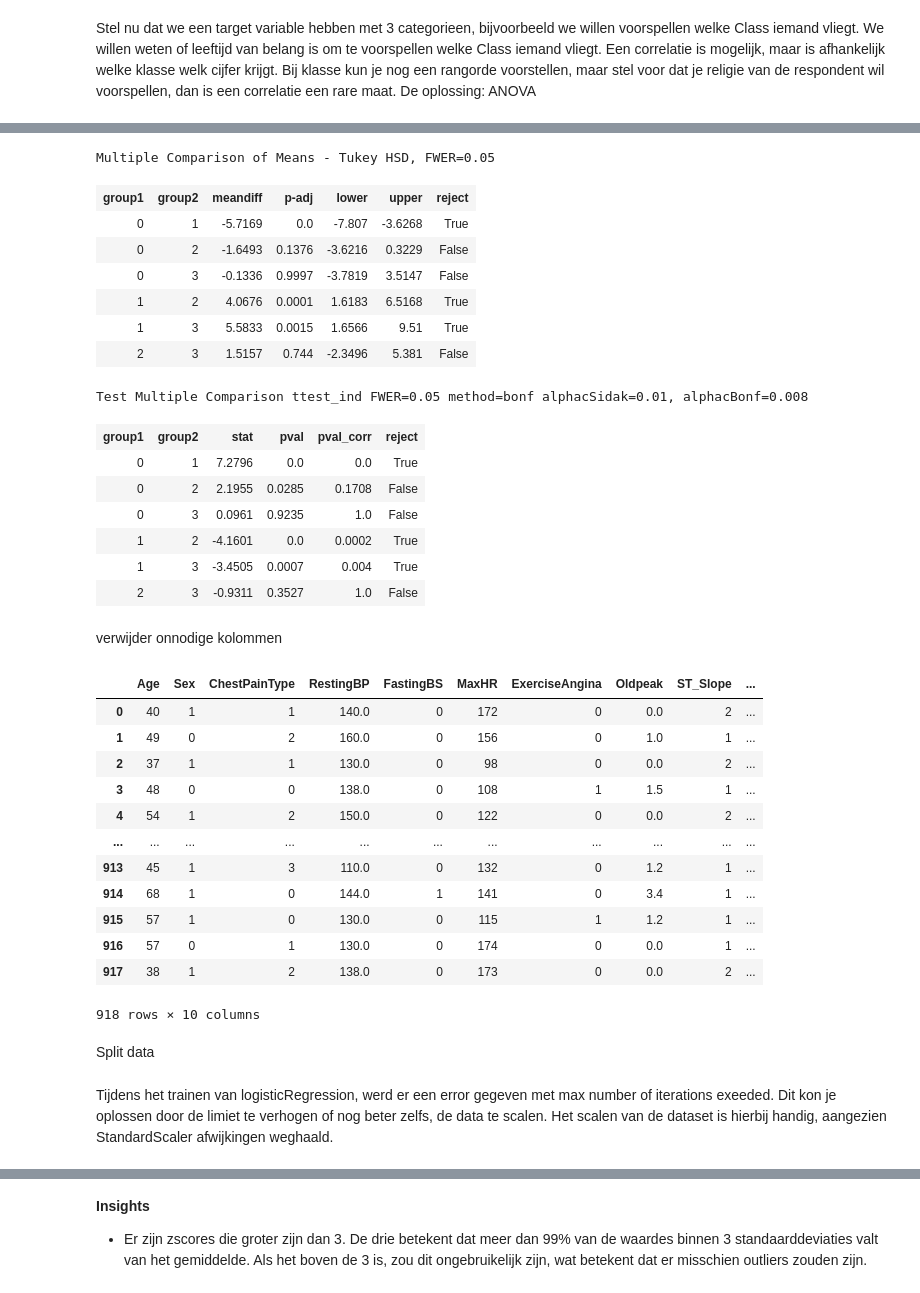
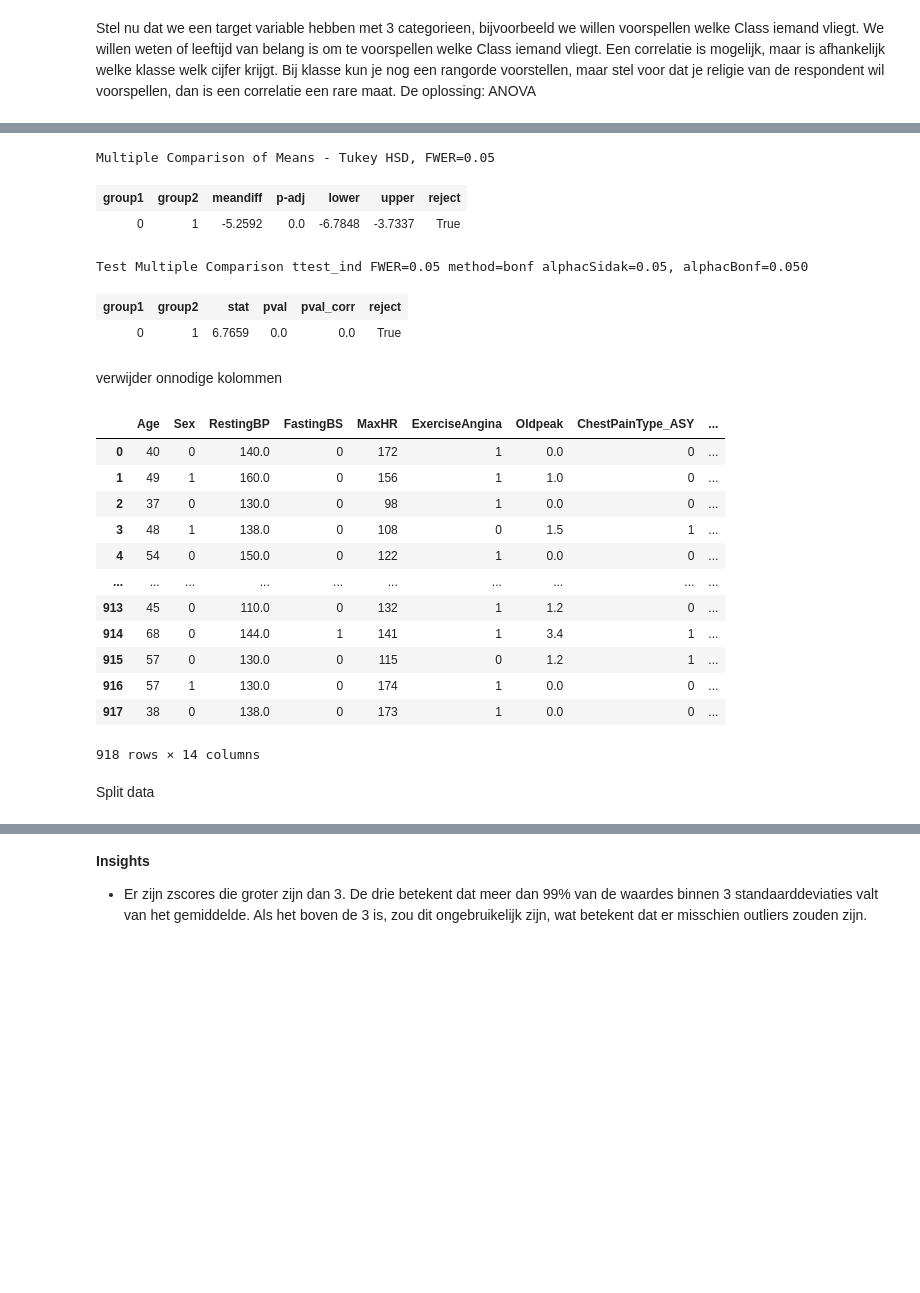
Before and after one commit to Mysurii/Minoi-AAI, a Jupyter notebook: Machine Learning/heart_disease.ipynb, the cells around one changed output, grey strips where cells are left out. Drawn from its saved outputs; the diff is of its cells as text; code cells hidden in the pictures; blank space fills up the shorter version.

```diff
--- a/Machine Learning/heart_disease.ipynb
+++ b/Machine Learning/heart_disease.ipynb
@@ -187,12 +223,3 @@ data.duplicated().sum()
 - Er zijn geen lege cellen
 # %% [markdown]
 ##### Categorisch -> numeriek
-# %%
-categorical_features = ['Sex','ChestPainType','RestingECG','ExerciseAngina','ST_Slope']
-
-from sklearn.preprocessing import LabelEncoder
-lb=LabelEncoder()
-
-data[categorical_features] = data[categorical_features].apply(lb.fit_transform)
-
-data.head()
@@ -205,0 +226,11 @@ data.head()
+# %%
+categorical_features = ['Sex','ChestPainType','RestingECG','ExerciseAngina','ST_Slope']
+
+data['Sex'] = data['Sex'].map({'M': 0, 'F': 1})
+data['ExerciseAngina'] = data['ExerciseAngina'].map({'Y': 0, 'N': 1})
+# %%
+columns_to_encode = ['ChestPainType','RestingECG','ST_Slope']
+
+data = pd.get_dummies(columns=columns_to_encode, data=data)
+
+data.head()
@@ -261,2 +313,12 @@ Aangezien de heatmap een visueel beter is dan normale correlatie tabel, gebruike
+# %%
+old_columns = data.columns.to_list()
+
+hd_index = old_columns.index('HeartDisease')
+
+hd = old_columns.pop(hd_index)
+
+new_columns = [*old_columns, hd]
+
+data = data[new_columns]
 # %%
 # Visualiseer de correlatie tabel met een heatmap
@@ -569,54 +705,44 @@ F_onewayResult(statistic=28440.267407833908, pvalue=0.0)
 
 import statsmodels.stats.multicomp as mc
 
-comp = mc.MultiComparison(data['Age'], data['ChestPainType'])
+comp = mc.MultiComparison(data['Age'], data['ChestPainType_ATA'])
 post_hoc_res = comp.tukeyhsd()
 post_hoc_res.summary()
 # %% [output]
 Multiple Comparison of Means - Tukey HSD, FWER=0.05
 | group1 | group2 | meandiff | p-adj | lower | upper | reject |
-| 0 | 1 | -5.7169 | 0.0 | -7.807 | -3.6268 | True |
-| 0 | 2 | -1.6493 | 0.1376 | -3.6216 | 0.3229 | False |
-| 0 | 3 | -0.1336 | 0.9997 | -3.7819 | 3.5147 | False |
-| 1 | 2 | 4.0676 | 0.0001 | 1.6183 | 6.5168 | True |
-| 1 | 3 | 5.5833 | 0.0015 | 1.6566 | 9.51 | True |
-| 2 | 3 | 1.5157 | 0.744 | -2.3496 | 5.381 | False |
+| 0 | 1 | -5.2592 | 0.0 | -6.7848 | -3.7337 | True |
 # %%
 #Een andere veelgebruikte post hoc test is de t test met Bonferroni correctie
 import statsmodels.stats.multicomp as mc
 import scipy.stats as stats
 
-comp = mc.MultiComparison(data['Age'], data['ChestPainType'])
+comp = mc.MultiComparison(data['Age'], data['ChestPainType_ATA'])
 tbl, a1, a2 = comp.allpairtest(stats.ttest_ind, method= "bonf")
 
 tbl
 # %% [output]
-Test Multiple Comparison ttest_ind FWER=0.05 method=bonf alphacSidak=0.01, alphacBonf=0.008
+Test Multiple Comparison ttest_ind FWER=0.05 method=bonf alphacSidak=0.05, alphacBonf=0.050
 | group1 | group2 | stat | pval | pval_corr | reject |
-| 0 | 1 | 7.2796 | 0.0 | 0.0 | True |
-| 0 | 2 | 2.1955 | 0.0285 | 0.1708 | False |
-| 0 | 3 | 0.0961 | 0.9235 | 1.0 | False |
-| 1 | 2 | -4.1601 | 0.0 | 0.0002 | True |
-| 1 | 3 | -3.4505 | 0.0007 | 0.004 | True |
-| 2 | 3 | -0.9311 | 0.3527 | 1.0 | False |
+| 0 | 1 | 6.7659 | 0.0 | 0.0 | True |
 # %% [markdown]
 verwijder onnodige kolommen
 # %%
-data.drop(columns=['RestingECG', 'Cholesterol'], axis=1)
+data.drop(columns=['Cholesterol', 'ChestPainType_TA', 'RestingECG_LVH', 'RestingECG_Normal', 'RestingECG_ST'], axis=1)
 # %% [output]
-|  | Age | Sex | ChestPainType | RestingBP | FastingBS | MaxHR | ExerciseAngina | Oldpeak | ST_Slope | ... |
-| 0 | 40 | 1 | 1 | 140.0 | 0 | 172 | 0 | 0.0 | 2 | ... |
-| 1 | 49 | 0 | 2 | 160.0 | 0 | 156 | 0 | 1.0 | 1 | ... |
-| 2 | 37 | 1 | 1 | 130.0 | 0 | 98 | 0 | 0.0 | 2 | ... |
-| 3 | 48 | 0 | 0 | 138.0 | 0 | 108 | 1 | 1.5 | 1 | ... |
-| 4 | 54 | 1 | 2 | 150.0 | 0 | 122 | 0 | 0.0 | 2 | ... |
-| ... | ... | ... | ... | ... | ... | ... | ... | ... | ... | ... |
-| 913 | 45 | 1 | 3 | 110.0 | 0 | 132 | 0 | 1.2 | 1 | ... |
-| 914 | 68 | 1 | 0 | 144.0 | 1 | 141 | 0 | 3.4 | 1 | ... |
-| 915 | 57 | 1 | 0 | 130.0 | 0 | 115 | 1 | 1.2 | 1 | ... |
-| 916 | 57 | 0 | 1 | 130.0 | 0 | 174 | 0 | 0.0 | 1 | ... |
-| 917 | 38 | 1 | 2 | 138.0 | 0 | 173 | 0 | 0.0 | 2 | ... |
+|  | Age | Sex | RestingBP | FastingBS | MaxHR | ExerciseAngina | Oldpeak | ChestPainType_ASY | ... |
+| 0 | 40 | 0 | 140.0 | 0 | 172 | 1 | 0.0 | 0 | ... |
+| 1 | 49 | 1 | 160.0 | 0 | 156 | 1 | 1.0 | 0 | ... |
+| 2 | 37 | 0 | 130.0 | 0 | 98 | 1 | 0.0 | 0 | ... |
+| 3 | 48 | 1 | 138.0 | 0 | 108 | 0 | 1.5 | 1 | ... |
+| 4 | 54 | 0 | 150.0 | 0 | 122 | 1 | 0.0 | 0 | ... |
+| ... | ... | ... | ... | ... | ... | ... | ... | ... | ... |
+| 913 | 45 | 0 | 110.0 | 0 | 132 | 1 | 1.2 | 0 | ... |
+| 914 | 68 | 0 | 144.0 | 1 | 141 | 1 | 3.4 | 1 | ... |
+| 915 | 57 | 0 | 130.0 | 0 | 115 | 0 | 1.2 | 1 | ... |
+| 916 | 57 | 1 | 130.0 | 0 | 174 | 1 | 0.0 | 0 | ... |
+| 917 | 38 | 0 | 138.0 | 0 | 173 | 1 | 0.0 | 0 | ... |
-918 rows × 10 columns
+918 rows × 14 columns
 # %% [markdown]
 Split data
 # %%
@@ -624,5 +750,3 @@ X = data.drop(['HeartDisease'], axis=1)
 y = data['HeartDisease']
 
 X_train, X_test, y_train, y_test = train_test_split(X, y, test_size=0.2, random_state=42, stratify=y)
-# %% [markdown]
-Tijdens het trainen van logisticRegression, werd er een error gegeven met max number of iterations exeeded. Dit kon je oplossen door de limiet te verhogen of nog beter zelfs, de data te scalen. Het scalen van de dataset is hierbij handig, aangezien StandardScaler afwijkingen weghaald.
```
Also changed, not shown: parts of 90 cells of this notebook.
